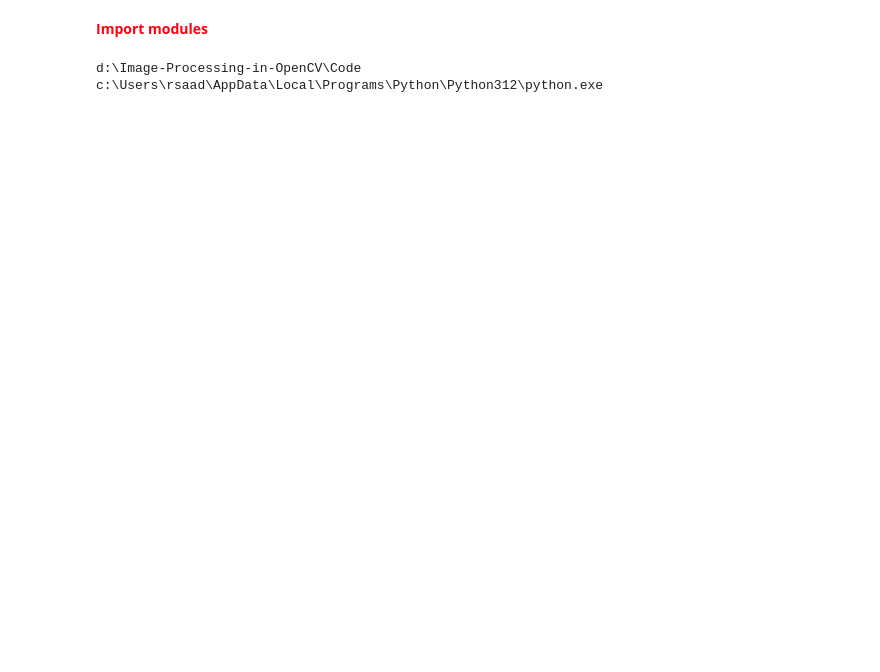
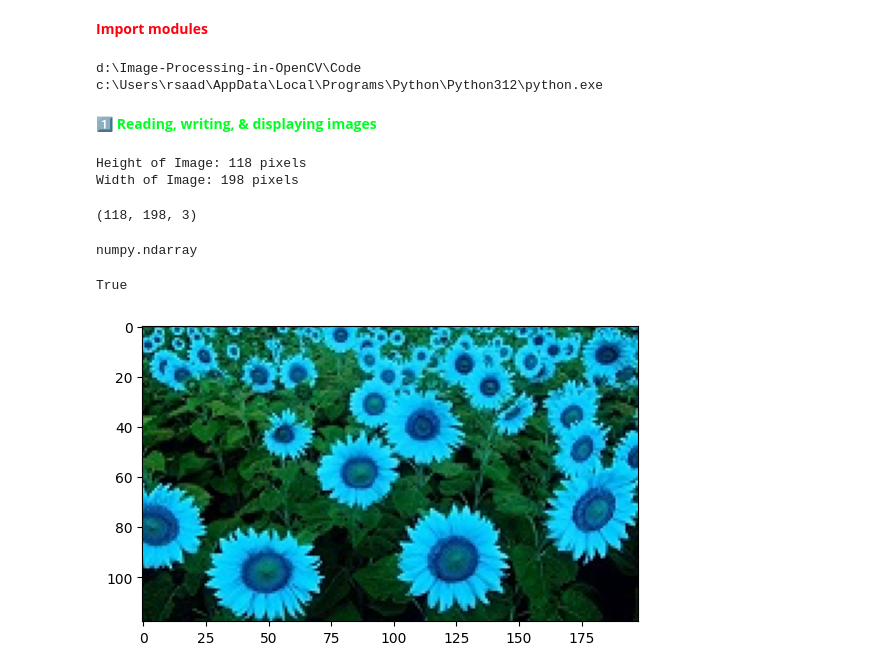
Before and after one commit to RezaSaadatyar/Computer-Vision, a Jupyter notebook: Code/Untitled-1.ipynb, the cells around one changed output. Drawn from its saved outputs; the diff is of its cells as text; code cells hidden in the pictures; blank space fills up the shorter version.

```diff
--- a/Code/Untitled-1.ipynb
+++ b/Code/Untitled-1.ipynb
@@ -14,3 +19,42 @@ print(sys.executable)
 # %% [output]
 d:\Image-Processing-in-OpenCV\Code
 c:\Users\rsaad\AppData\Local\Programs\Python\Python312\python.exe
+# %% [markdown]
+<font color=#00ff21 size="4.8" face="Arial"><b>1️⃣ Reading, writing, & displaying images</b></font>
+# %%
+# Load an image using 'imread' specifying the path to image
+img = cv2.imread('d:/Image-Processing-in-OpenCV/Images/Flower.JPG')
+
+# Display the loaded image in a window titled 'Flower'
+cv2.imshow('Flower', img)
+
+# Wait for 1 millisecond to allow the window to update and display the image
+cv2.waitKey(1)
+
+# Close all OpenCV windows to clean up resources
+cv2.destroyAllWindows()
+# %%
+# Print the height of the image (number of rows in the image array)
+print('Height of Image:', int(img.shape[0]), 'pixels')
+
+# Print the width of the image (number of columns in the image array)
+print('Width of Image:', int(img.shape[1]), 'pixels')
+# %% [output]
+Height of Image: 118 pixels
+Width of Image: 198 pixels
+# %%
+print (img.shape)
+type(img)
+# %% [output]
+(118, 198, 3)
+numpy.ndarray
+# %%
+# Simply use 'imwrite' specificing the file name and the image to be saved
+cv2.imwrite('output.jpg', img)
+cv2.imwrite('output.png', img)
+# %% [output]
+True
+# %%
+plt.imshow(img);
+# %% [output]
+[figure, added]
```
Also changed, not shown: parts of 14 cells of this notebook, 3 other files.
